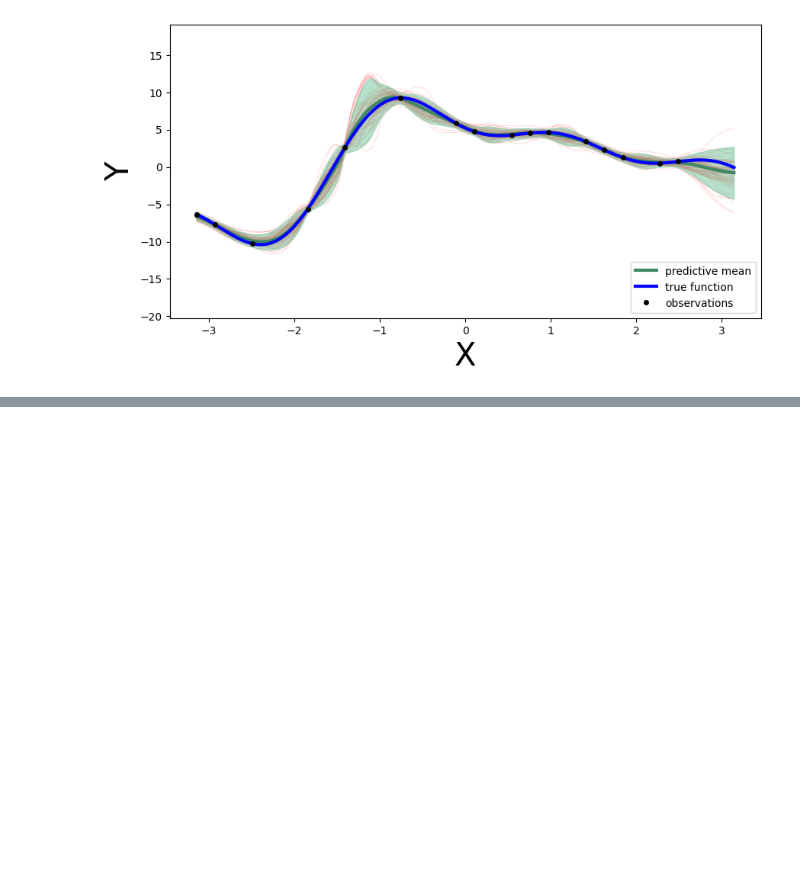
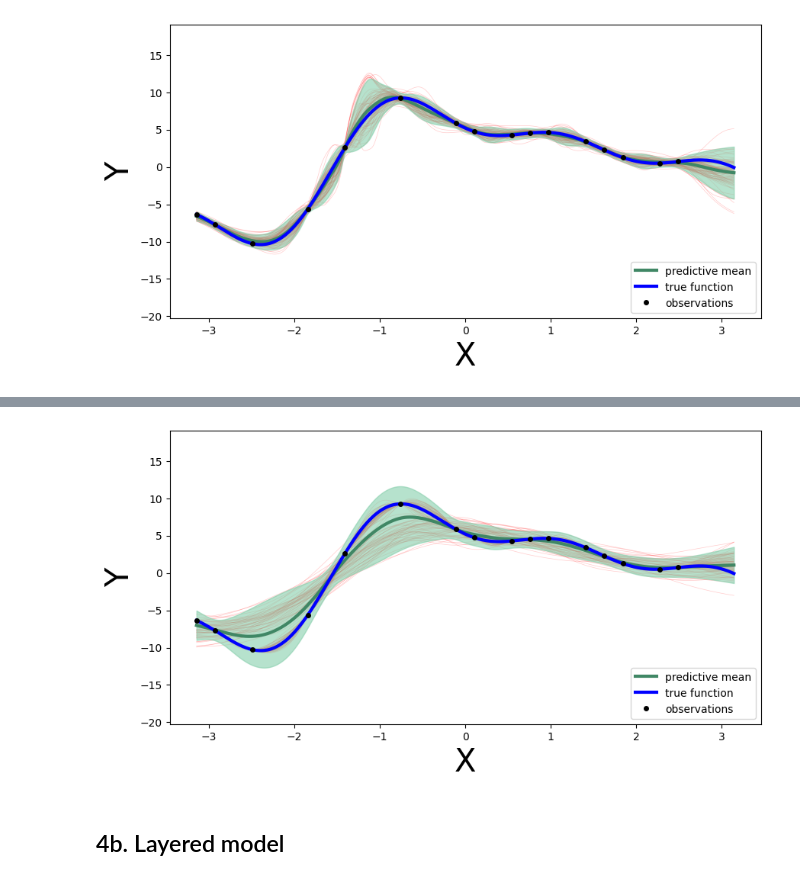
Before and after one commit to NatLabRockies/mmbo, a Jupyter notebook: notebooks/pyro-synthetic-multimodal.ipynb, the cells around one changed output, grey strips where cells are left out. Saved outputs shown, nothing was run; the diff lists cells and outputs as text; code cells hidden in the pictures; blank space fills up the shorter version.

```diff
--- a/notebooks/pyro-synthetic-multimodal.ipynb
+++ b/notebooks/pyro-synthetic-multimodal.ipynb
@@ -182,0 +195,4 @@ plot_predictions(layered, mcmc_layered, X_plot, Y_plot[:,-1:], X_train, Y_train[
+# %%
+select_3 = [0,1,3]
+X_train_3, Y_train_3, Y_train_full_3 = X_train, Y_train[:,select_3], Y_train_full[:,select_3]
+X_plot_3, Y_plot_3 = X_plot, Y_plot[:,select_3]
@@ -182,0 +201,12 @@ plot_predictions(layered, mcmc_layered, X_plot, Y_plot[:,-1:], X_train, Y_train[
+# %%
+multiple_3 = TIBNN.from_data(X_train_3, Y_train_3, width = width, depth = depth, residual_prior = residual_prior,
+                         output_bias = output_bias, bias_ordering = bias_ordering, bias_positive = bias_positive)
+
+nuts_multiple_3 = NUTS(multiple_3, jit_compile = True, full_mass = False, init_strategy = init_to_sample)
+
+# Sample
+mcmc_multiple_3 = MCMC(nuts_multiple_3, num_samples = num_samples, warmup_steps = warmup_steps, num_chains = num_chains, mp_context = "spawn")
+start_multiple_3 = timer()
+mcmc_multiple_3.run(X_train_3, Y_train_3)
+stop_multiple_3 = timer()
+print("Elapsed time: {:.1f}s".format(stop_multiple_3 - start_multiple_3))
@@ -182,0 +215,6 @@ plot_predictions(layered, mcmc_layered, X_plot, Y_plot[:,-1:], X_train, Y_train[
+# %%
+plot_predictions(multiple_3, mcmc_multiple_3, X_plot_3, Y_plot_3[:,-1:], X_train_3, Y_train_3[:,-1:])
+# %% [output]
+[figure, added]
+# %% [markdown]
+## 4b. Layered model
```
Also changed, not shown: parts of 12 cells of this notebook.
